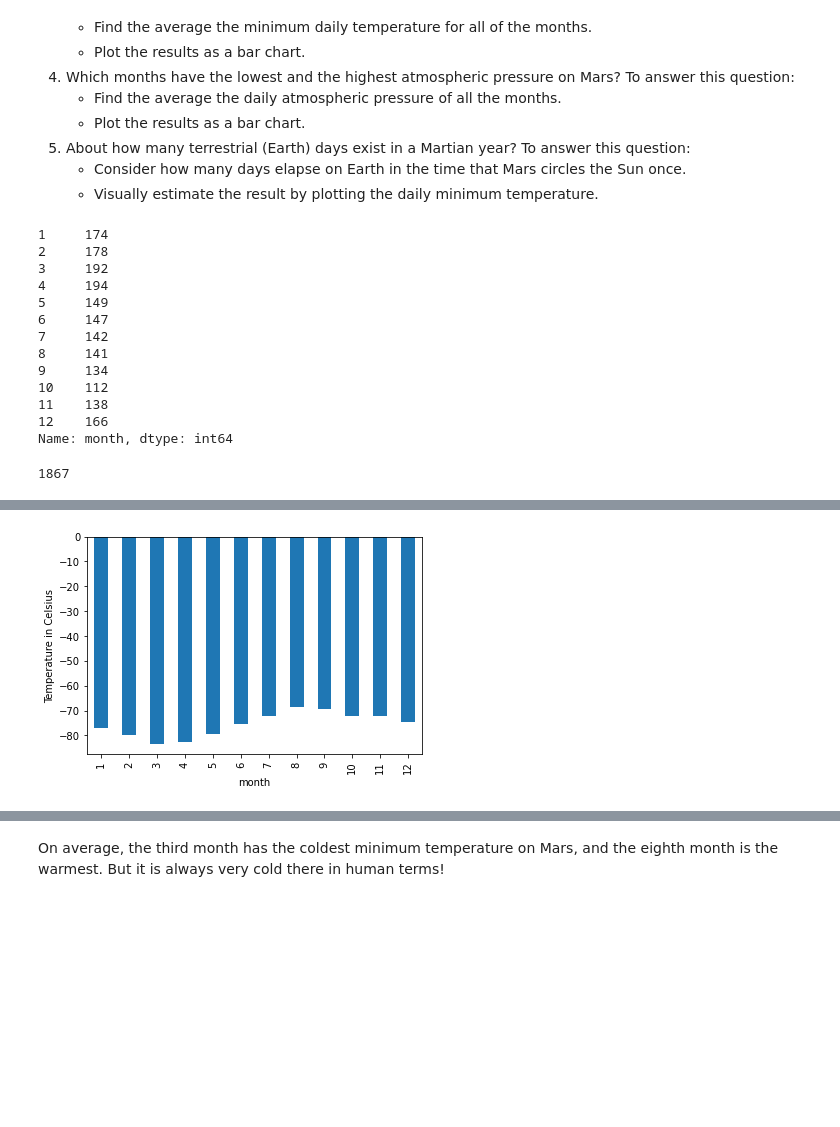
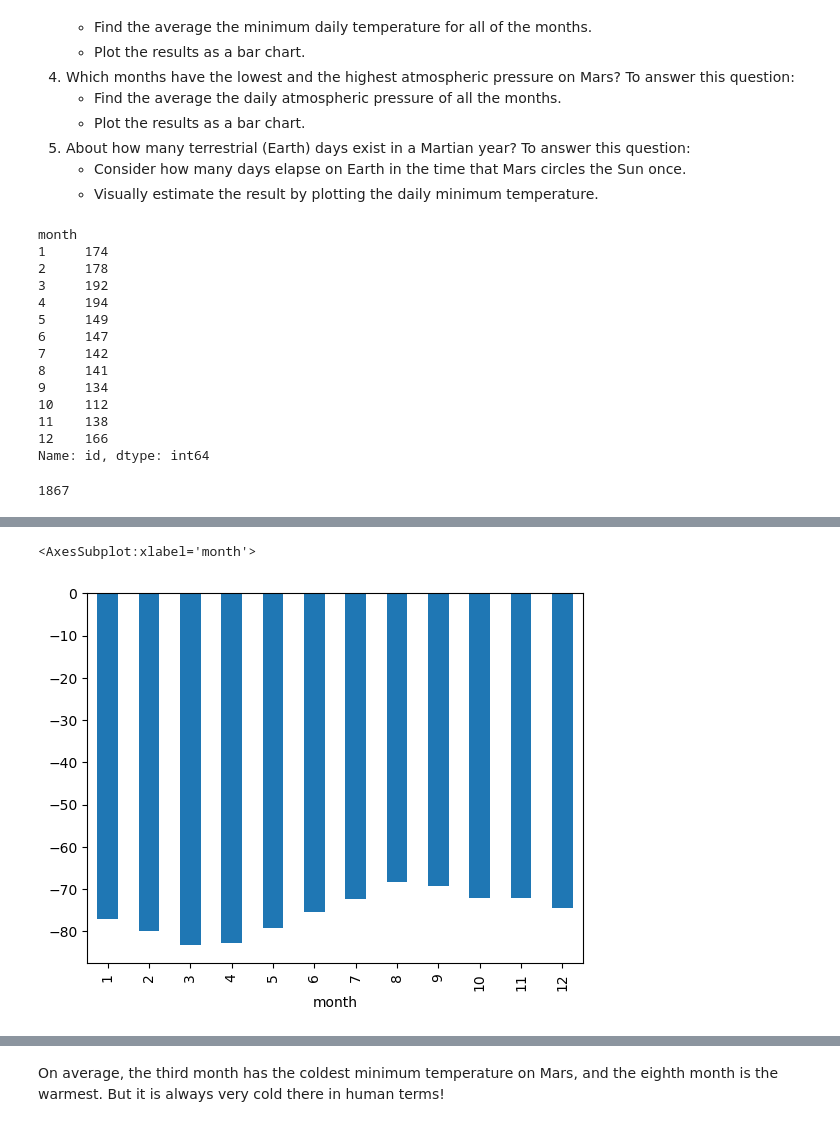
Before and after one commit to nnutley/Mission_to_Mars, a Jupyter notebook: part_2_mars_weather.ipynb, the cells around one changed output, grey strips where cells are left out. Cells and saved outputs as stored; diff of their text form; code cells hidden in the pictures; blank space fills up the shorter version.

Commit message:
scraped and analyzed Mars weather data

```diff
--- a/part_2_mars_weather.ipynb
+++ b/part_2_mars_weather.ipynb
@@ -142,2 +134,10 @@ dtype: object
+# %%
+# Change data types for data analysis
+mars_data.terrestrial_date = pd.to_datetime(mars_data.terrestrial_date)
+mars_data.sol=mars_data.sol.astype('int')
+mars_data.ls=mars_data.ls.astype('int')
+mars_data.month=mars_data.month.astype('int')
+mars_data.min_temp=mars_data.min_temp.astype('float')
+mars_data.pressure=mars_data.pressure.astype('float')
 # %%
 # Confirm type changes were successful by examining data types again
@@ -168,7 +169,10 @@ Analyze your dataset by using Pandas functions to answer the following questions
     * Visually estimate the result by plotting the daily minimum temperature.
 # %%
 # 1. How many months are there on Mars?
+months=mars_data.groupby(["month"]).count()["id"]
+months
 # %% [output]
+month
 1     174
 2     178
 3     192
@@ -181,6 +185,6 @@ Analyze your dataset by using Pandas functions to answer the following questions
 10    112
 11    138
 12    166
-Name: month, dtype: int64
+Name: id, dtype: int64
 # %%
 # 2. How many Martian days' worth of data are there?
@@ -188,6 +194,8 @@ Name: month, dtype: int64
 1867
 # %%
 # 3. What is the average low temperature by month?
+avg_low=mars_data.groupby(['month']).mean()['min_temp']
+avg_low
 # %% [output]
 month
 1    -77.160920
@@ -205,7 +213,9 @@ month
 Name: min_temp, dtype: float64
 # %%
 # Plot the average temperature by month
+avg_low.plot.bar(x='month')
 # %% [output]
+<AxesSubplot:xlabel='month'>
-[figure, old version]
+[figure, new version]
 # %%
 # Identify the coldest and hottest months in Curiosity's location
```
Also changed, not shown: parts of 11 cells of this notebook, 1 other file.
